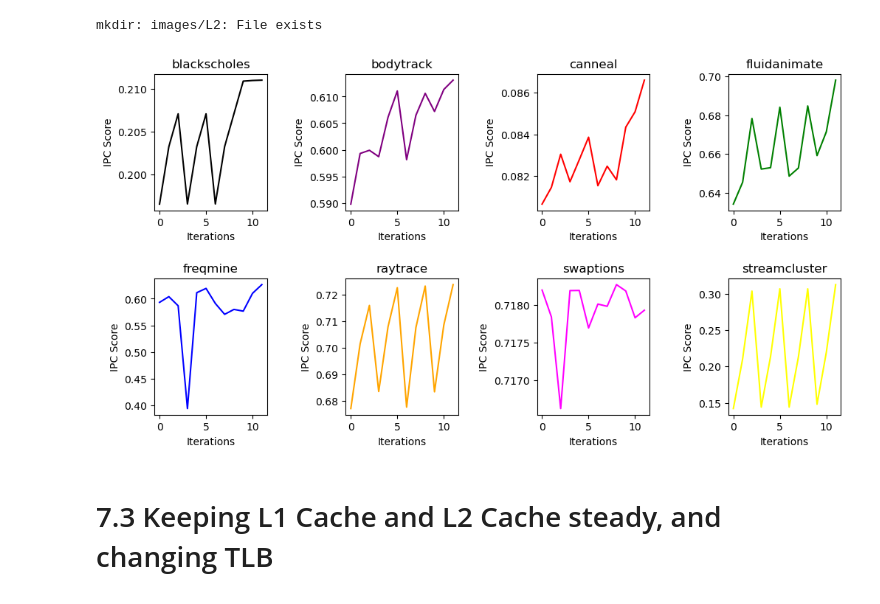
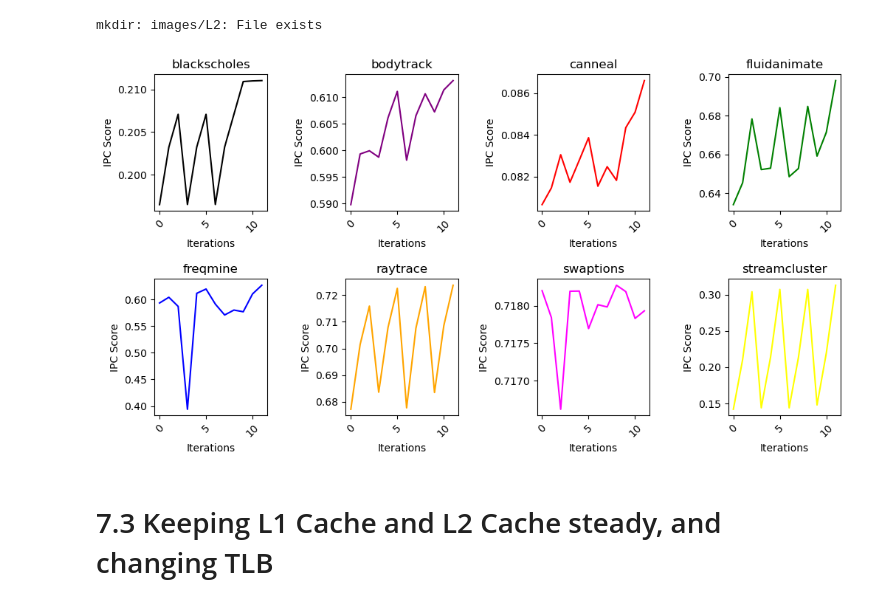
Before and after one commit to PeterAvgerinos/Data-Analysis-and-Machine-Learning, a Jupyter notebook: Exercises/AnalyzingPinData/AnalyzingPinData.ipynb, the cells around one changed output. Saved outputs shown, nothing was run; the diff lists cells and outputs as text; code cells hidden in the pictures.

```diff
--- a/Exercises/AnalyzingPinData/AnalyzingPinData.ipynb
+++ b/Exercises/AnalyzingPinData/AnalyzingPinData.ipynb
@@ -4,3 +8,36 @@ import matplotlib.image as mpimg
+# %%
+def save_plots(benchmarks, iterations, crayons, labels, x_ticks, folder):
+    fig = plt.figure()
+
+    for i in range(len(benchmarks)):
+        plt.clf()
+        ax = fig.add_axes([0.1, 0.1, 0.8, 0.8])
+        ax.plot(benchmarks[i], color = crayons[i])
+        ax.scatter(iterations, benchmarks[i], color = 'red', marker = 'x')
+        ax.set_xticks(iterations)
+        ax.set_xticklabels(x_ticks)
+        ax.tick_params(axis='x', rotation=45)
+        ax.set_xlabel('Iterations')
+        ax.set_ylabel('IPC Score')
+        ax.set_title(labels[i])
+        ax.grid()
+
+        plt.savefig(f'images/{folder}/{labels[i]}.png', bbox_inches='tight')
+
+    plt.close()
+# %%
+def plot_all(benchmarks, crayons, labels):
+    figure, axes = plt.subplots(nrows = 2, ncols = 4, figsize = (12,6))
+
+    for i, ax in enumerate(axes.flat):
+        ax.plot(benchmarks[i], color = crayons[i])
+        ax.tick_params(axis='x', rotation=45)
+        ax.set_position([0.6, 0.6, 0.6, 1])
+        ax.set_xlabel('Iterations')
+        ax.set_ylabel('IPC Score')
+        ax.set_title(labels[i])
+
+    plt.subplots_adjust(hspace = 0.5, wspace = 0.7)
 # %% [markdown]
 # 7.1 Keeping L2 Cache and TLB steady, and changing L1 Cache
 # %% [markdown]
@@ -192,16 +183,8 @@ plt.close()
-# %%
-figure, axes = plt.subplots(nrows = 2, ncols = 4, figsize = (12,6))
-
-for i, ax in enumerate(axes.flat):
-    ax.plot(benchmarks2[i], color = crayons[i])
-    ax.set_position([0.6, 0.6, 0.6, 1])
-    ax.set_xlabel('Iterations')
-    ax.set_ylabel('IPC Score')
-    ax.set_title(labels[i])
-
-plt.subplots_adjust(hspace = 0.5, wspace = 0.7)
-# %% [output]
-[figure, removed]
+# %%
+save_plots(benchmarks2, iterations2, crayons, labels, x_ticks2, 'L2')
+plot_all(benchmarks2, crayons, labels)
+# %% [output]
+[figure, added]
 # %% [markdown]
 # 7.3 Keeping L1 Cache and L2 Cache steady, and changing TLB
 # %% [markdown]
```
Also changed, not shown: parts of 12 cells of this notebook.
